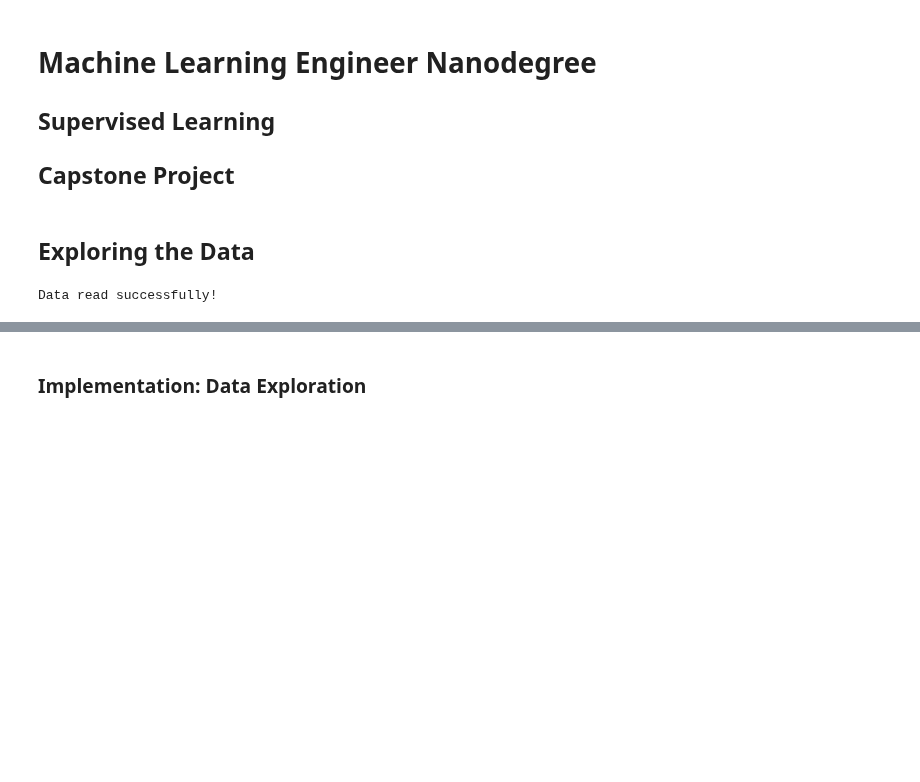
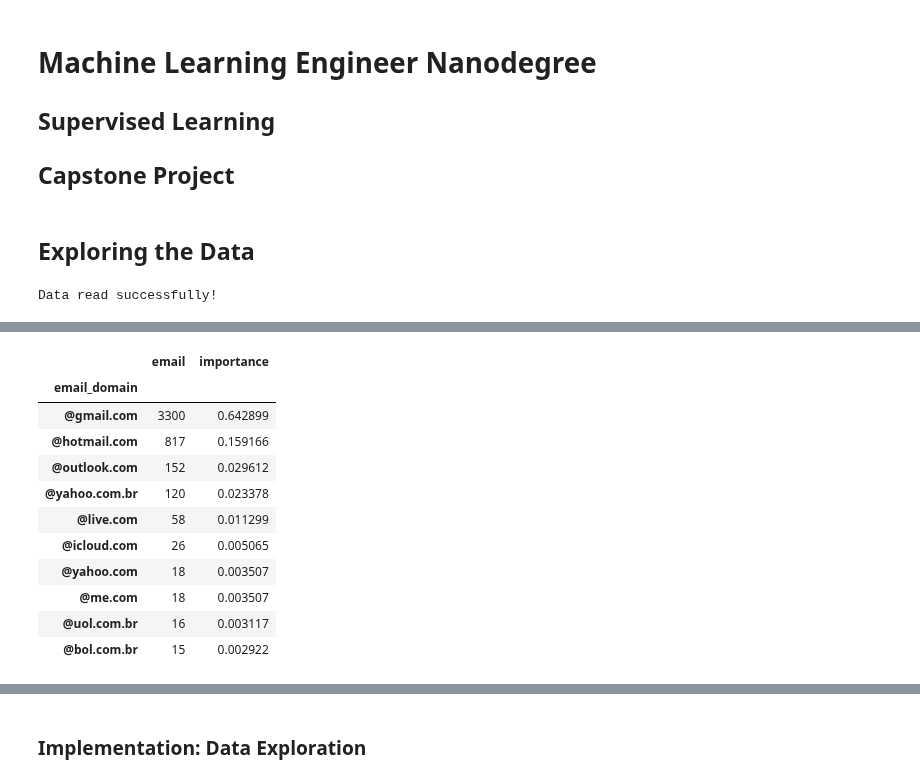
Before and after one commit to CarlosUdacity/nanodegree-projects, a Jupyter notebook: machine-learning/capstone/capstone.ipynb, the cells around one changed output, grey strips where cells are left out. Drawn from its saved outputs; the diff is of its cells as text; code cells hidden in the pictures; blank space fills up the shorter version.

```diff
--- a/machine-learning/capstone/capstone.ipynb
+++ b/machine-learning/capstone/capstone.ipynb
@@ -19,0 +38,7 @@ Data read successfully!
+# %%
+data = data[~data['count_visits'].isnull()]
+# %%
+from datetime import datetime
+
+data['date_first_visit'] = data.apply(lambda row: datetime.strptime(row['date_first_visit'].split(".")[0], '%Y-%m-%d %H:%M:%S'), axis=1)
+data['date_joined'] = data.apply(lambda row: datetime.strptime(row['date_joined'].split(".")[0], '%Y-%m-%d %H:%M:%S'), axis=1)
@@ -19,0 +69,25 @@ Data read successfully!
+# %%
+import re
+
+def get_domain(row):
+    domain = re.search("@[\w.]+", row['email'])
+    return domain.group()
+
+data['email_domain'] = data.apply(get_domain, axis=1)
+
+temp = data[['email', 'email_domain']].groupby('email_domain').count()
+temp['importance'] = temp['email'] / sum(temp['email'])
+temp.sort_values('email', ascending=False).head(10)
+# %% [output]
+|  | email | importance |
+| email_domain |  |  |
+| @gmail.com | 3300 | 0.642899 |
+| @hotmail.com | 817 | 0.159166 |
+| @outlook.com | 152 | 0.029612 |
+| @yahoo.com.br | 120 | 0.023378 |
+| @live.com | 58 | 0.011299 |
+| @icloud.com | 26 | 0.005065 |
+| @yahoo.com | 18 | 0.003507 |
+| @me.com | 18 | 0.003507 |
+| @uol.com.br | 16 | 0.003117 |
+| @bol.com.br | 15 | 0.002922 |
```
Also changed, not shown: parts of 16 cells of this notebook, 1 other file.
